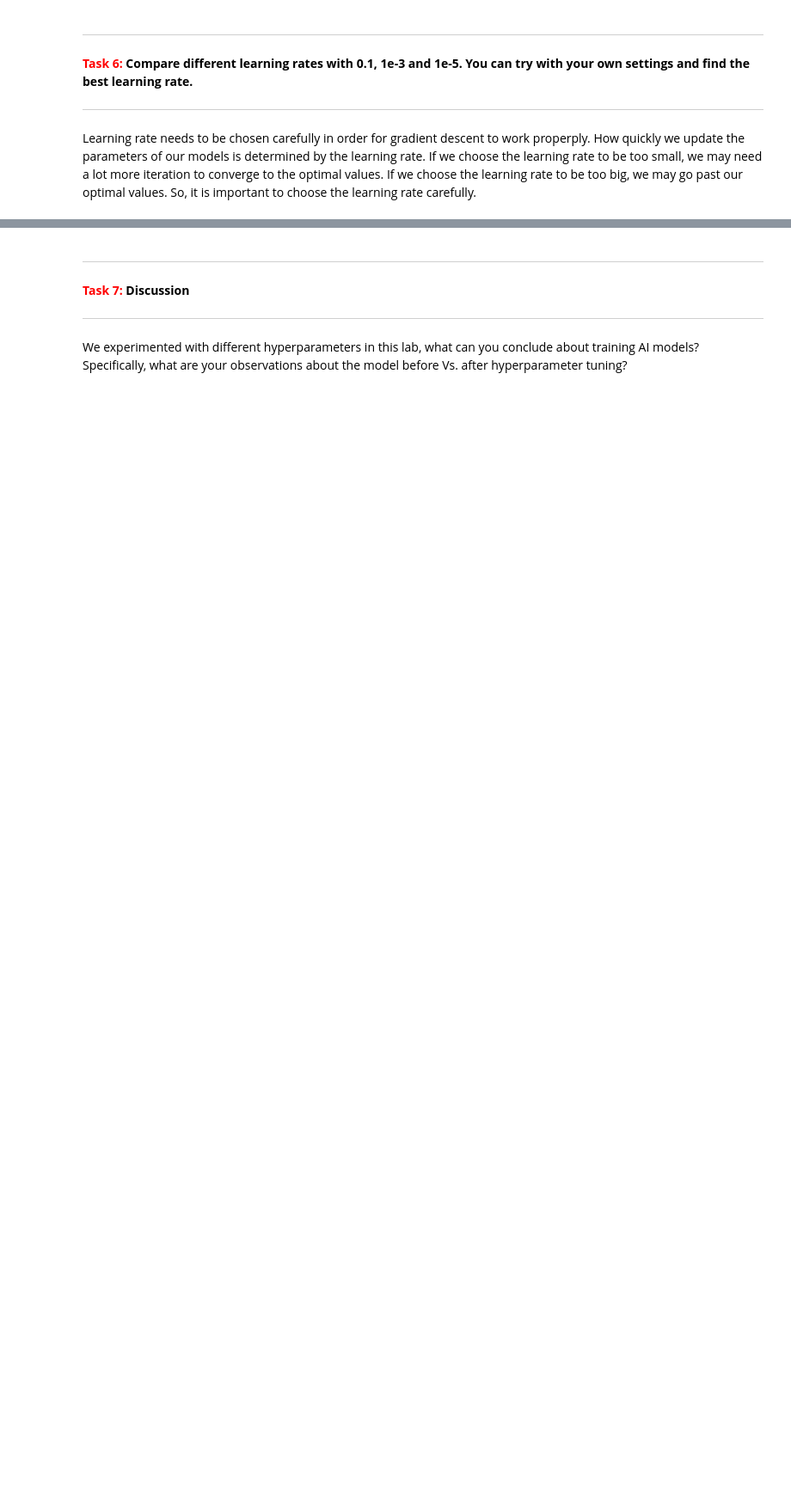
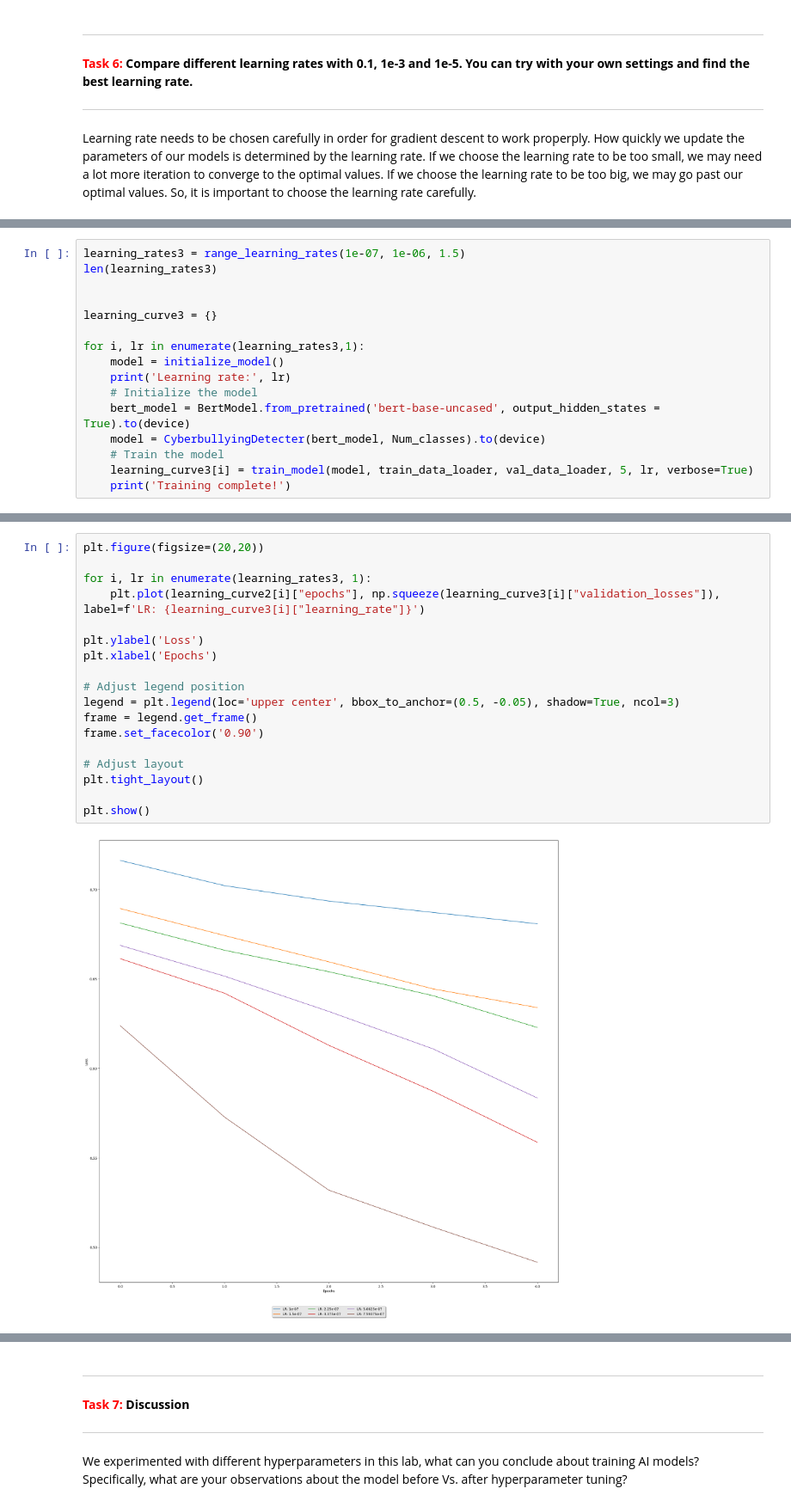
Before and after one commit to danschumac1/Deep_Learning_Lab3, a Jupyter notebook: Lab3.ipynb, the cells around one changed output, grey strips where cells are left out. Shown at 86% size. Drawn from its saved outputs; the diff is of its cells as text; blank space fills up the shorter version.

```diff
--- a/Lab3.ipynb
+++ b/Lab3.ipynb
@@ -639,0 +755,16 @@ plt.show()
+# %%
+learning_rates3 = range_learning_rates(1e-07, 1e-06, 1.5)
+len(learning_rates3)
+
+
+learning_curve3 = {}
+
+for i, lr in enumerate(learning_rates3,1):
+    model = initialize_model()
+    print('Learning rate:', lr)
+    # Initialize the model
+    bert_model = BertModel.from_pretrained('bert-base-uncased', output_hidden_states = True).to(device)
+    model = CyberbullyingDetecter(bert_model, Num_classes).to(device)
+    # Train the model
+    learning_curve3[i] = train_model(model, train_data_loader, val_data_loader, 5, lr, verbose=True)
+    print('Training complete!')
@@ -639,0 +797,20 @@ plt.show()
+# %%
+plt.figure(figsize=(20,20))
+
+for i, lr in enumerate(learning_rates3, 1):
+    plt.plot(learning_curve2[i]["epochs"], np.squeeze(learning_curve3[i]["validation_losses"]), label=f'LR: {learning_curve3[i]["learning_rate"]}')
+
+plt.ylabel('Loss')
+plt.xlabel('Epochs')
+
+# Adjust legend position
+legend = plt.legend(loc='upper center', bbox_to_anchor=(0.5, -0.05), shadow=True, ncol=3)
+frame = legend.get_frame()
+frame.set_facecolor('0.90')
+
+# Adjust layout
+plt.tight_layout()
+
+plt.show()
+# %% [output]
+[figure, added]
```
Also changed, not shown: parts of 35 cells of this notebook, 3 other files.
